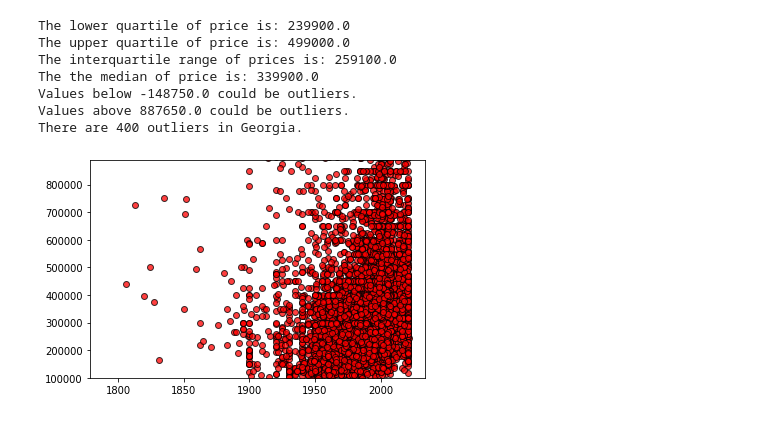
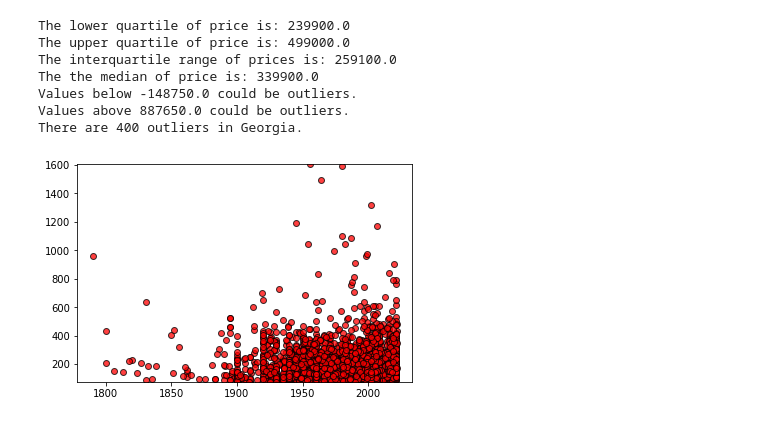
Before and after one commit to nuvvalaps/Project1-DataVis, a Jupyter notebook: Summary Statistics.ipynb, the cells around one changed output. Drawn from its saved outputs; the diff is of its cells as text; code cells hidden in the pictures.

```diff
--- a/Summary Statistics.ipynb
+++ b/Summary Statistics.ipynb
@@ -137,11 +154,12 @@ Values above 887650.0 could be outliers.
 There are 400 outliers in Georgia.
 # %%
 x_axis = georgia_data["yearBuilt"]
-y_axis = georgia_data["price"]
-price_min = georgia_data["price"].min()
+y_axis = georgia_data["pricePerSquareFoot"]
+price_min = georgia_data["pricePerSquareFoot"].min()
+upper_bound = georgia_data["pricePerSquareFoot"].max()
 
 plt.scatter(x_axis, y_axis, marker="o", facecolors="red", edgecolors="black", alpha=0.75)
 plt.ylim(price_min,upper_bound)
 plt.show()
 # %% [output]
-[figure, old version]
+[figure, new version]
```
Also changed, not shown: parts of 4 cells of this notebook, 3 other files.
